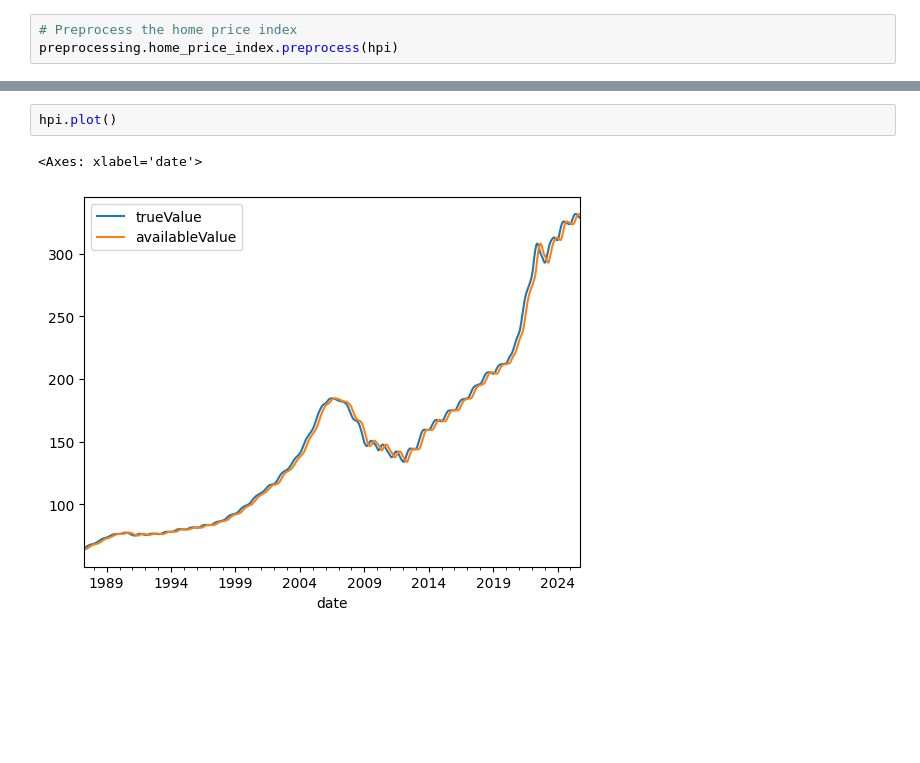
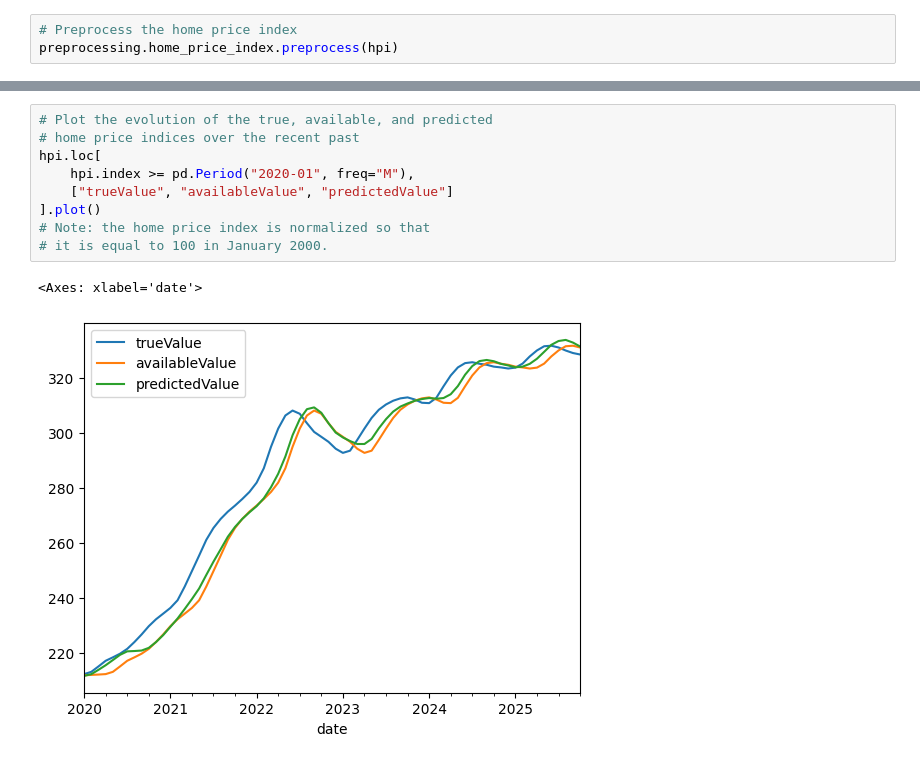
Before and after one commit to aremondtiedrez/hopus, a Jupyter notebook: showcase.ipynb, the cells around one changed output, grey strips where cells are left out. Saved outputs shown, nothing was run; the diff lists cells and outputs as text; blank space fills up the shorter version.

Commit message:
Completed the section on pre-processing the home price index.

```diff
--- a/showcase.ipynb
+++ b/showcase.ipynb
@@ -81,5 +84,12 @@ hpi
 # %%
-hpi.plot()
+# Plot the evolution of the true, available, and predicted
+# home price indices over the recent past
+hpi.loc[
+    hpi.index >= pd.Period("2020-01", freq="M"),
+    ["trueValue", "availableValue", "predictedValue"]
+].plot()
+# Note: the home price index is normalized so that
+# it is equal to 100 in January 2000.
 # %% [output]
 <Axes: xlabel='date'>
-[figure, old version]
+[figure, new version]
```
Also changed, not shown: parts of 10 cells of this notebook.
